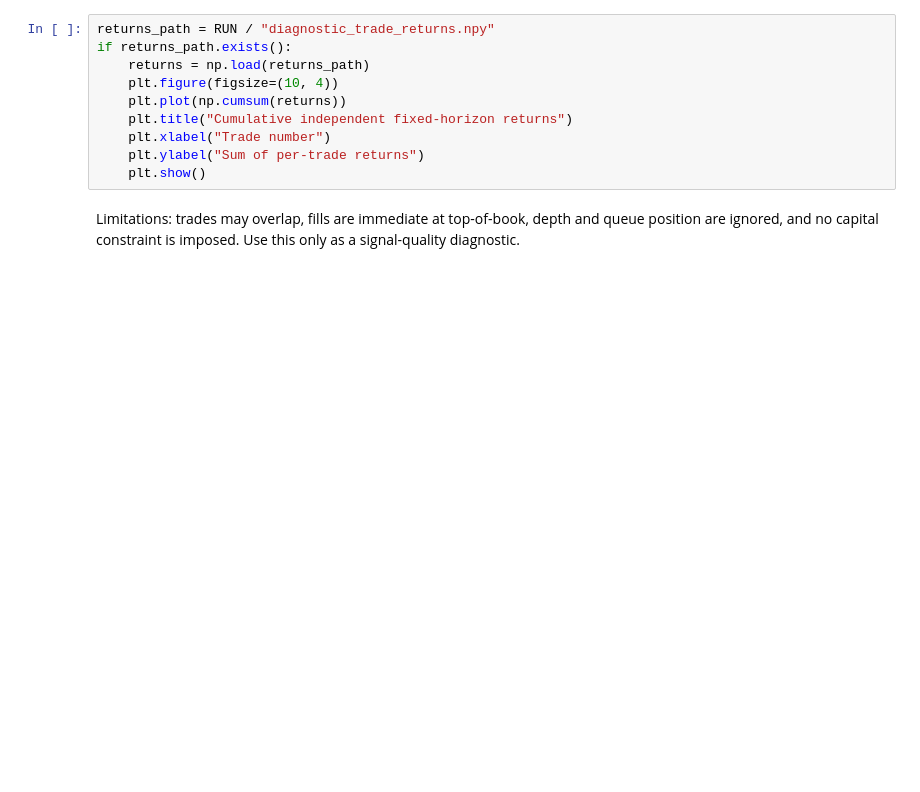
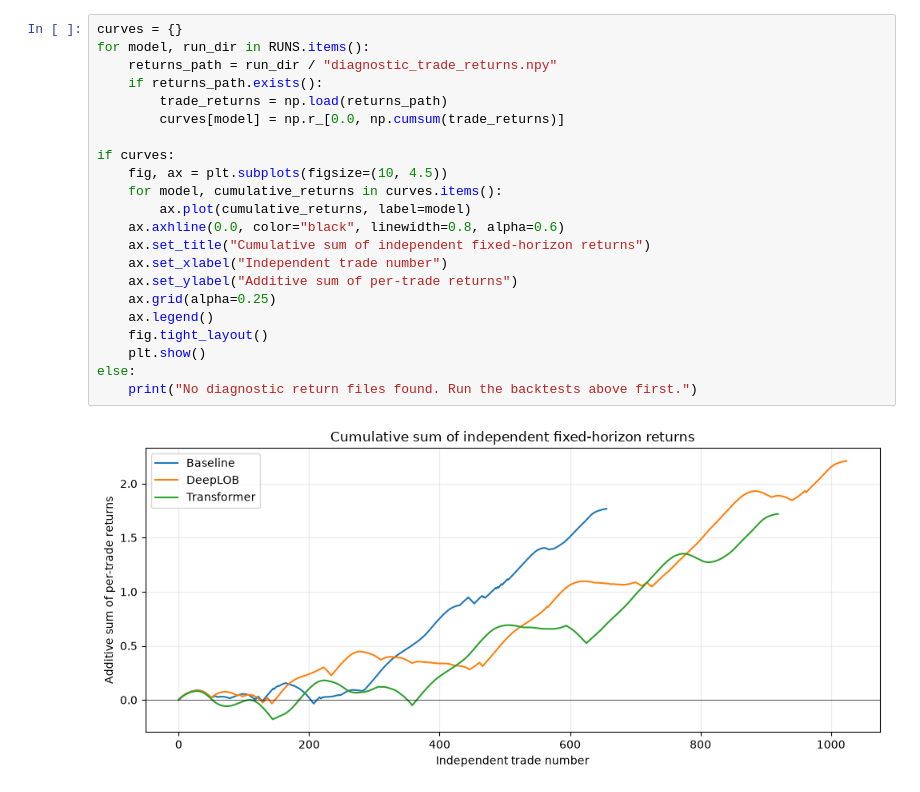
Before and after one commit to Yanshuaimath/cost-aware-limit-order-book-forecasting, a Jupyter notebook: notebooks/05_cost_aware_backtest.ipynb, the cells around one changed output. Cells and saved outputs as stored; diff of their text form; blank space fills up the shorter version.

```diff
--- a/notebooks/05_cost_aware_backtest.ipynb
+++ b/notebooks/05_cost_aware_backtest.ipynb
@@ -30,12 +201,24 @@ Run scripts/run_backtest.py first.
 # %%
-returns_path = RUN / "diagnostic_trade_returns.npy"
-if returns_path.exists():
-    returns = np.load(returns_path)
-    plt.figure(figsize=(10, 4))
-    plt.plot(np.cumsum(returns))
-    plt.title("Cumulative independent fixed-horizon returns")
-    plt.xlabel("Trade number")
-    plt.ylabel("Sum of per-trade returns")
+curves = {}
+for model, run_dir in RUNS.items():
+    returns_path = run_dir / "diagnostic_trade_returns.npy"
+    if returns_path.exists():
+        trade_returns = np.load(returns_path)
+        curves[model] = np.r_[0.0, np.cumsum(trade_returns)]
+
+if curves:
+    fig, ax = plt.subplots(figsize=(10, 4.5))
+    for model, cumulative_returns in curves.items():
+        ax.plot(cumulative_returns, label=model)
+    ax.axhline(0.0, color="black", linewidth=0.8, alpha=0.6)
+    ax.set_title("Cumulative sum of independent fixed-horizon returns")
+    ax.set_xlabel("Independent trade number")
+    ax.set_ylabel("Additive sum of per-trade returns")
+    ax.grid(alpha=0.25)
+    ax.legend()
+    fig.tight_layout()
     plt.show()
+else:
+    print("No diagnostic return files found. Run the backtests above first.")
+# %% [output]
+[figure, added]
-# %% [markdown]
-Limitations: trades may overlap, fills are immediate at top-of-book, depth and queue position are ignored, and no capital constraint is imposed. Use this only as a signal-quality diagnostic.
```
Also changed, not shown: parts of 12 cells of this notebook, 7 other files.
